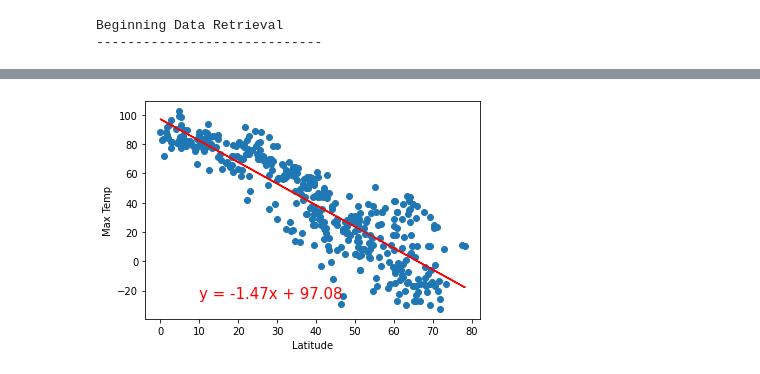
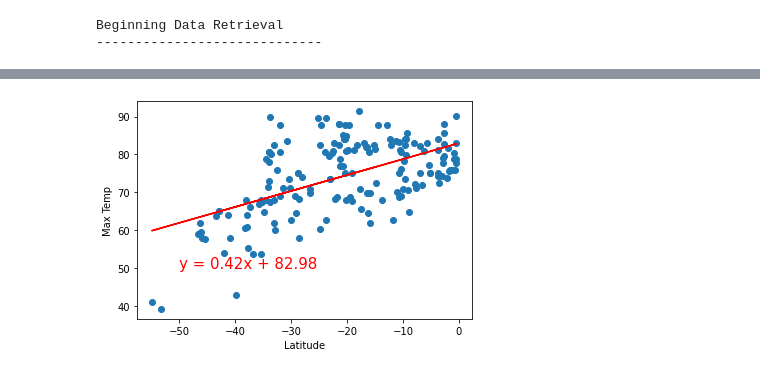
Before and after one commit to patlaw69/World_Weather_Analysis, a Jupyter notebook: WeatherPy.ipynb, the cells around one changed output, grey strips where cells are left out. Cells and saved outputs as stored; diff of their text form; code cells hidden in the pictures.

```diff
--- a/WeatherPy.ipynb
+++ b/WeatherPy.ipynb
@@ -83,4 +83,29 @@ set_count = 1
 # %% [output]
 Beginning Data Retrieval
 -----------------------------
+# %%
+# Loop through all the cities in our list.
+for i in range(len(cities)):
+
+    # Group cities in sets of 50 for logging purposes.
+    if (i % 50 == 0 and i >= 50):
+        set_count += 1
+        record_count = 1
+    # Create endpoint URL with each city.
+    city_url = url + "&q=" + cities[i]
+# %%
+# Loop through all the cities in the list.
+for i, city in enumerate(cities):
+
+    # Group cities in sets of 50 for logging purposes.
+    if (i % 50 == 0 and i >= 50):
+        set_count += 1
+        record_count = 1
+    # Create endpoint URL with each city.
+    city_url = url + "&q=" + city.replace(" ","+")
+
+    # Log the URL, record, and set numbers and the city.
+    print(f"Processing Record {record_count} of Set {set_count} | {city}")
+    # Add 1 to the record count.
+    record_count += 1
 # %%
@@ -358,14 +367,15 @@ city_data_df.loc[(city_data_df["Lat"] >= 0)].head()
 northern_hemi_df = city_data_df.loc[(city_data_df["Lat"] >= 0)]
 southern_hemi_df = city_data_df.loc[(city_data_df["Lat"] < 0)]
 # %%
-# Linear regression on the Northern Hemisphere
-x_values = northern_hemi_df["Lat"]
-y_values = northern_hemi_df["Max Temp"]
+# Linear regression on the Southern Hemisphere max temps
+x_values = southern_hemi_df["Lat"]
+y_values = southern_hemi_df["Max Temp"]
 # Call the function.
 plot_linear_regression(x_values, y_values,
-                       "Linear Regression on the Northern Hemisphere \ for Maximum Temperature", 'Max Temp',(10,-25))
+                       'Linear Regression on the Southern Hemisphere \nfor Maximum Temperature',
+                       'Max Temp',(-50,50))
 # %% [output]
-[figure, old version]
+[figure, new version]
 # %%
 # Linear regression on the Southern Hemisphere
 x_values = southern_hemi_df["Lat"]
```
Also changed, not shown: parts of 23 cells of this notebook, 7 other files.
